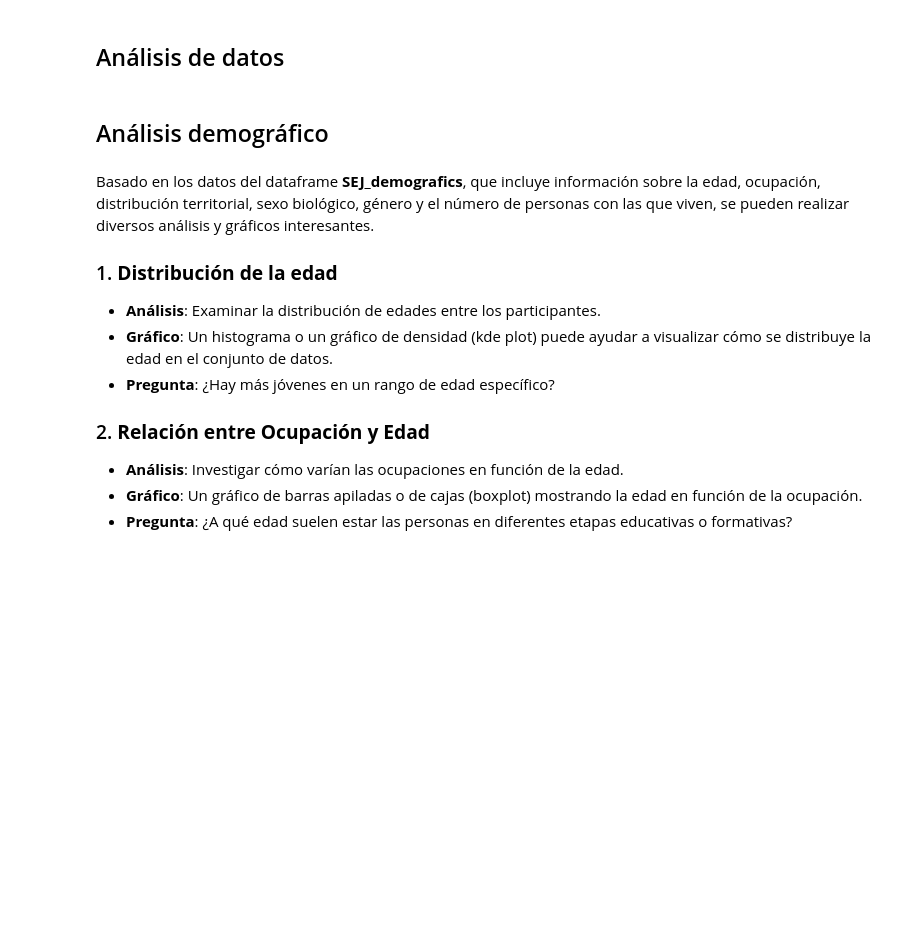
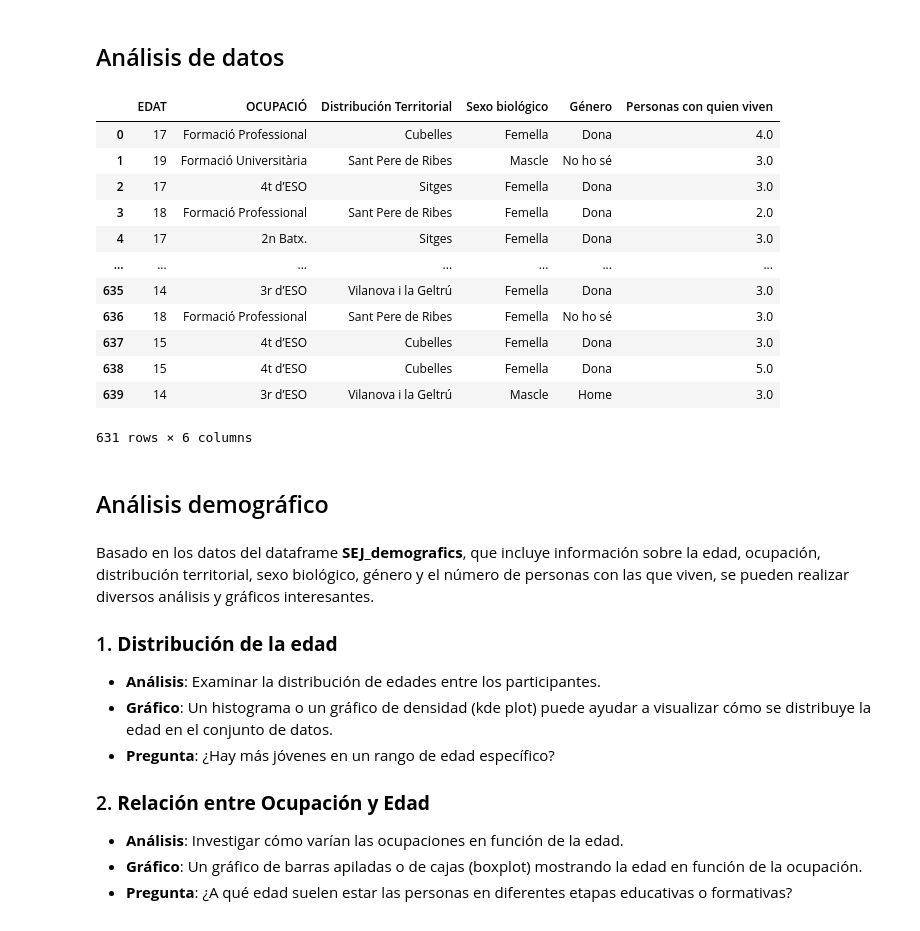
Before and after one commit to sebasto7/SEJ, a Jupyter notebook: SEJ-analisis.ipynb, the cells around one changed output. Cells and saved outputs as stored; diff of their text form; code cells hidden in the pictures; blank space fills up the shorter version.

```diff
--- a/SEJ-analisis.ipynb
+++ b/SEJ-analisis.ipynb
@@ -70,3 +76,19 @@ SEJ_conciencia_sentir = SEJ_df[('conciència del sentir')].copy()
+# %%
+SEJ_demografics
+# %% [output]
+|  | EDAT | OCUPACIÓ | Distribución Territorial | Sexo biológico | Género | Personas con quien viven |
+| 0 | 17 | Formació Professional | Cubelles | Femella | Dona | 4.0 |
+| 1 | 19 | Formació Universitària | Sant Pere de Ribes | Mascle | No ho sé | 3.0 |
+| 2 | 17 | 4t d’ESO | Sitges | Femella | Dona | 3.0 |
+| 3 | 18 | Formació Professional | Sant Pere de Ribes | Femella | Dona | 2.0 |
+| 4 | 17 | 2n Batx. | Sitges | Femella | Dona | 3.0 |
+| ... | ... | ... | ... | ... | ... | ... |
+| 635 | 14 | 3r d’ESO | Vilanova i la Geltrú | Femella | Dona | 3.0 |
+| 636 | 18 | Formació Professional | Sant Pere de Ribes | Femella | No ho sé | 3.0 |
+| 637 | 15 | 4t d’ESO | Cubelles | Femella | Dona | 3.0 |
+| 638 | 15 | 4t d’ESO | Cubelles | Femella | Dona | 5.0 |
+| 639 | 14 | 3r d’ESO | Vilanova i la Geltrú | Mascle | Home | 3.0 |
+631 rows × 6 columns
 # %% [markdown]
 ## Análisis demográfico
 # %% [markdown]
```
Also changed, not shown: parts of 14 cells of this notebook.
